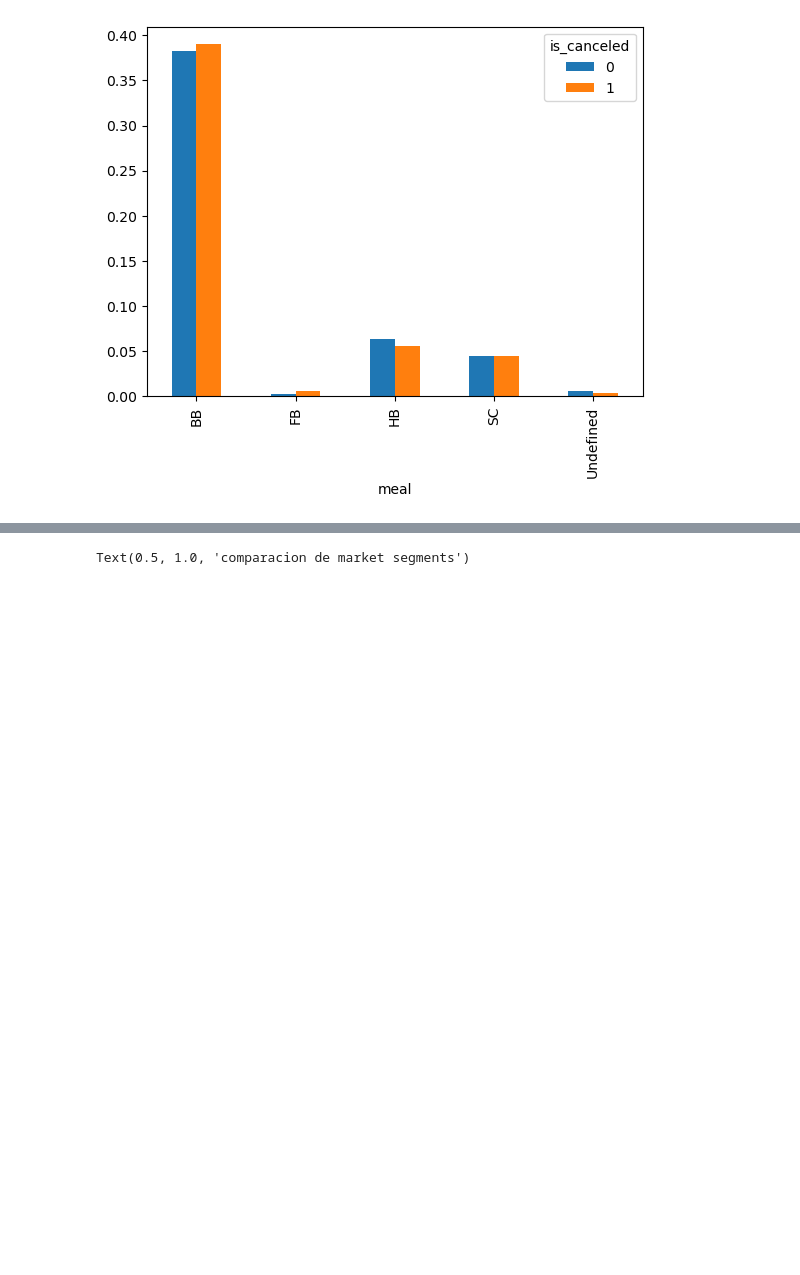
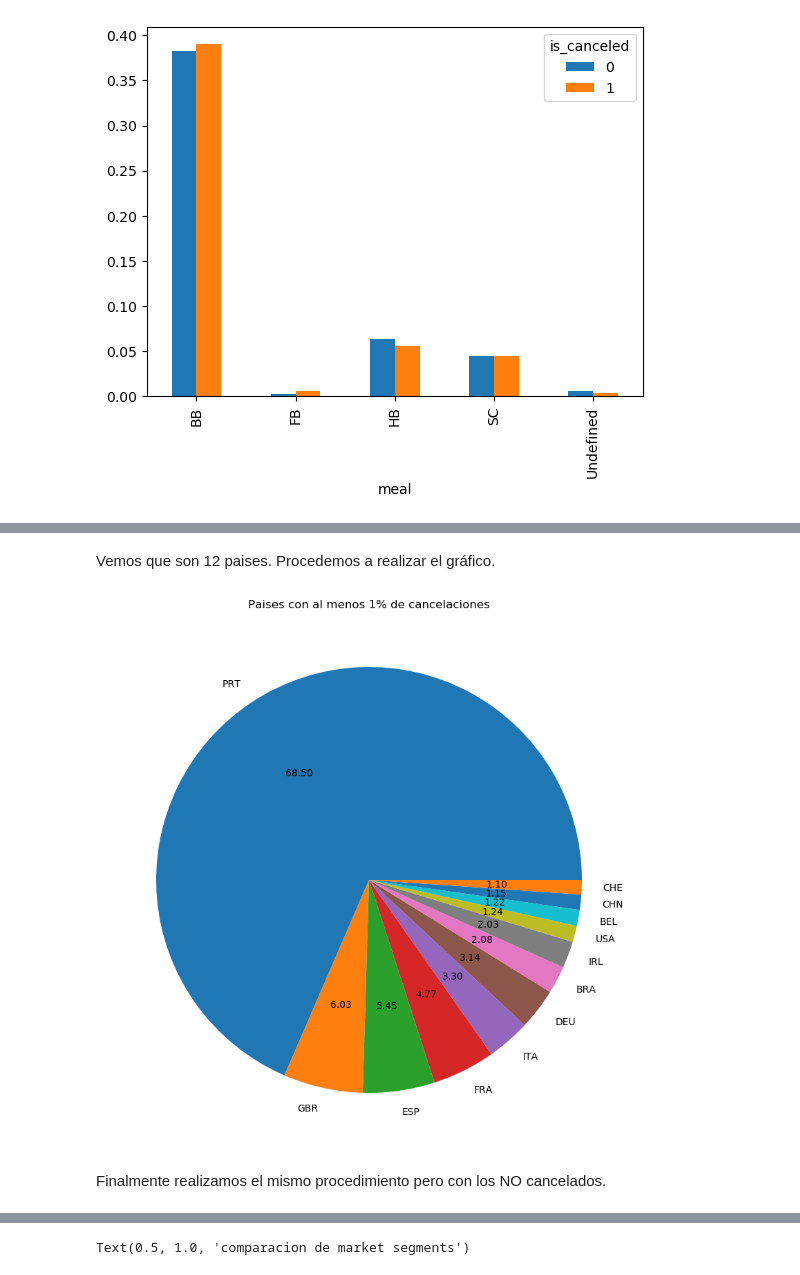
Before and after one commit to LuchoLorenzo1/7506R-1C2023-GRUPO19, a Jupyter notebook: 7506R_TP1_GRUPO19_CH1_ENTREGA.ipynb, the cells around one changed output, grey strips where cells are left out. Saved outputs shown, nothing was run; the diff lists cells and outputs as text; code cells hidden in the pictures; blank space fills up the shorter version.

```diff
--- a/7506R_TP1_GRUPO19_CH1_ENTREGA.ipynb
+++ b/7506R_TP1_GRUPO19_CH1_ENTREGA.ipynb
@@ -99,0 +126,3 @@ Vemos que para cada servicio de comida, los porcentajes para los cancelados y no
+# %%
+columna='country'
+print(df_cancelado[columna].value_counts(normalize=True)[0:15])
@@ -99,0 +146,11 @@ Vemos que para cada servicio de comida, los porcentajes para los cancelados y no
+# %% [markdown]
+Vemos que son 12 paises. Procedemos a realizar el gráfico.
+# %%
+plt.figure(figsize = (10,10))
+plt.title('Paises con al menos 1% de cancelaciones')
+plt.pie(df_cancelado[columna].value_counts()[:12],labels = df_cancelado[columna].value_counts()[:12].index, autopct='%.2f')
+plt.show()
+# %% [output]
+[figure, added]
+# %% [markdown]
+Finalmente realizamos el mismo procedimiento pero con los NO cancelados.
```
Also changed, not shown: parts of 28 cells of this notebook.
